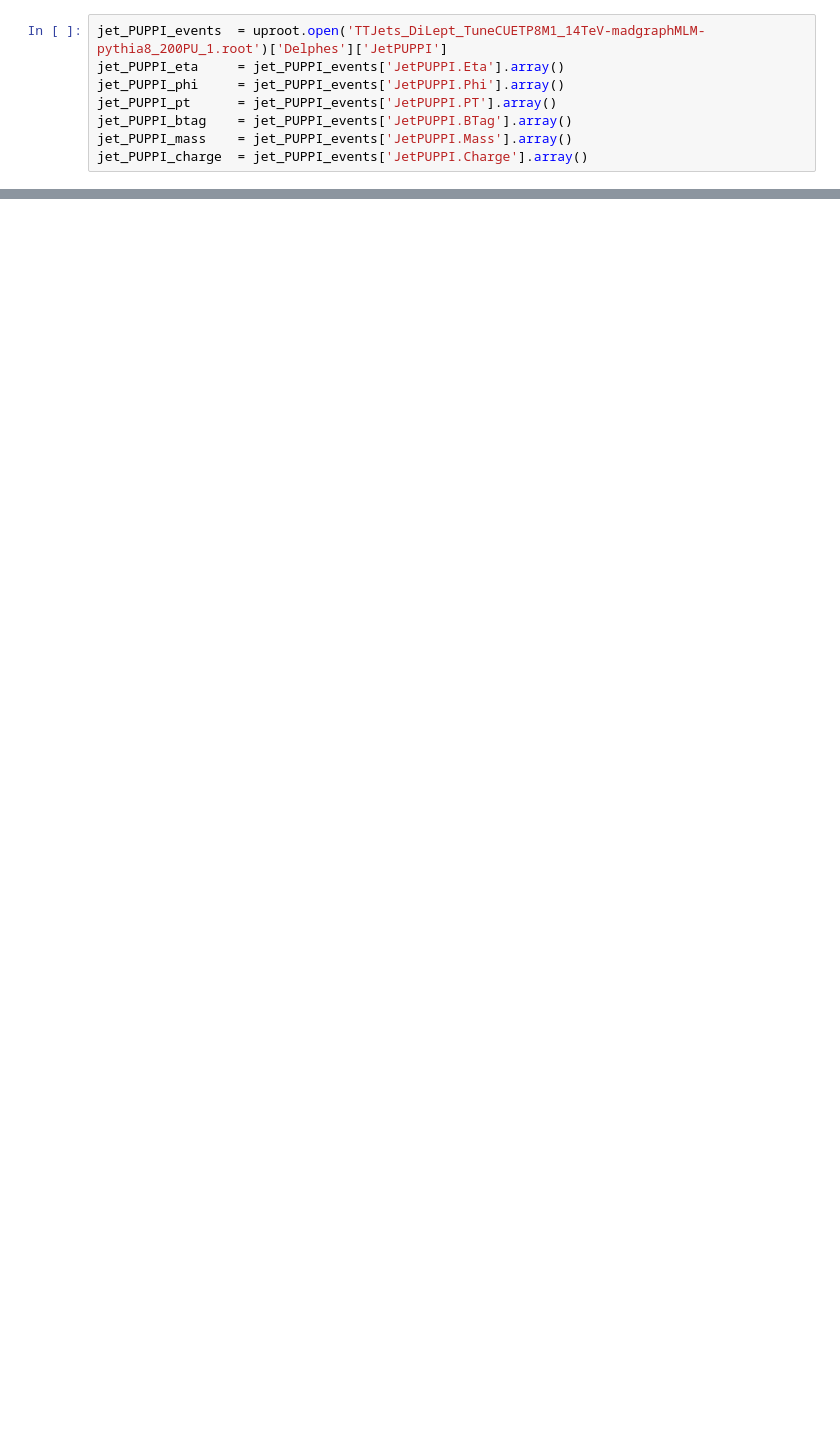
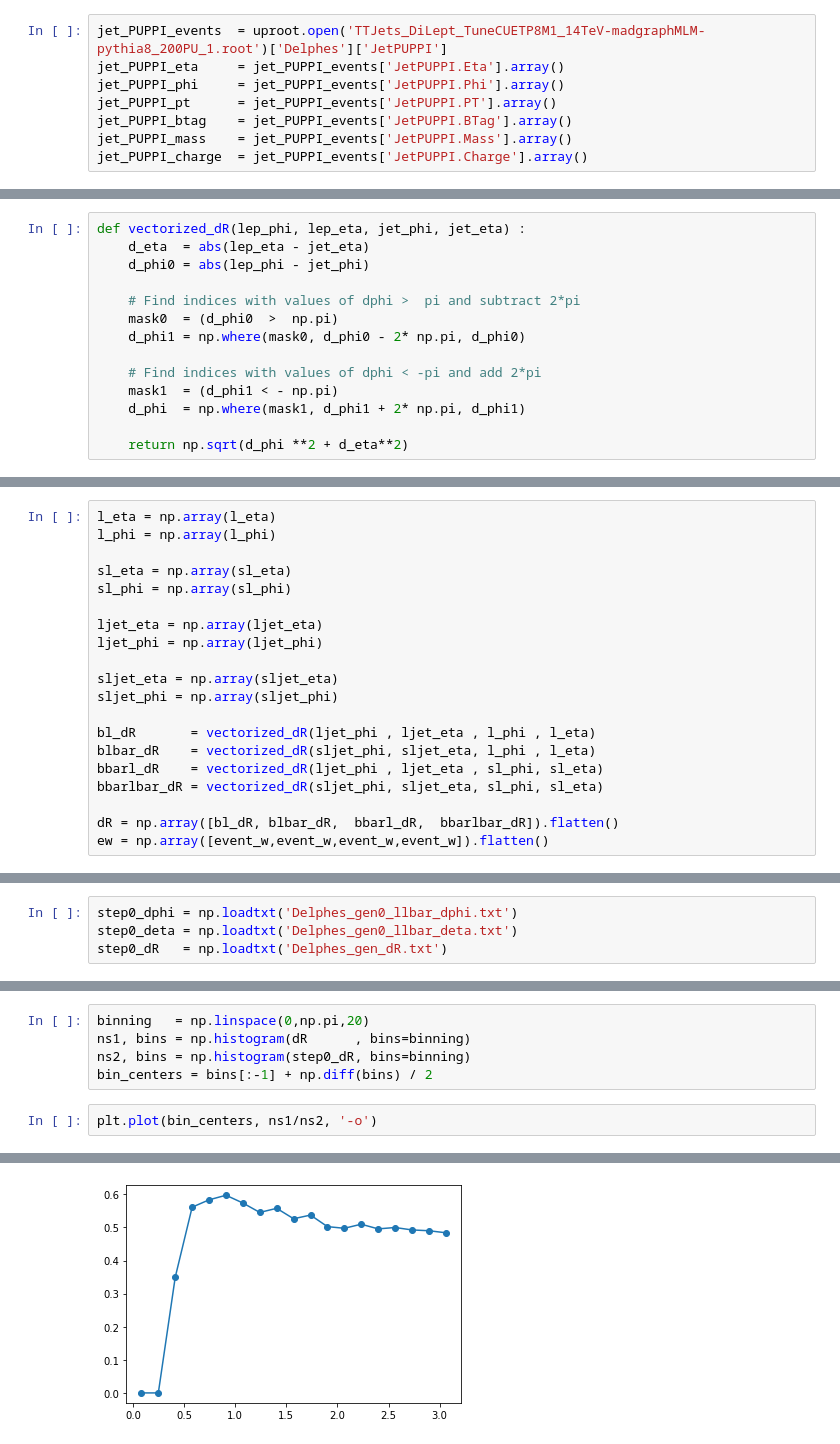
Before and after one commit to jthiema/Top-Quark-Spin-Correlations, a Jupyter notebook: DPhi_new.ipynb, the cells around one changed output, grey strips where cells are left out. Drawn from its saved outputs; the diff is of its cells as text; blank space fills up the shorter version.

```diff
--- a/DPhi_new.ipynb
+++ b/DPhi_new.ipynb
@@ -469,0 +502,14 @@ Text(0, 0.5, 'Arbitrary Units')
+# %%
+def vectorized_dR(lep_phi, lep_eta, jet_phi, jet_eta) :
+    d_eta  = abs(lep_eta - jet_eta)
+    d_phi0 = abs(lep_phi - jet_phi)
+
+    # Find indices with values of dphi >  pi and subtract 2*pi
+    mask0  = (d_phi0  >  np.pi)
+    d_phi1 = np.where(mask0, d_phi0 - 2* np.pi, d_phi0)
+
+    # Find indices with values of dphi < -pi and add 2*pi
+    mask1  = (d_phi1 < - np.pi)
+    d_phi  = np.where(mask1, d_phi1 + 2* np.pi, d_phi1)
+
+    return np.sqrt(d_phi **2 + d_eta**2)
@@ -469,0 +524,20 @@ Text(0, 0.5, 'Arbitrary Units')
+# %%
+l_eta = np.array(l_eta)
+l_phi = np.array(l_phi)
+
+sl_eta = np.array(sl_eta)
+sl_phi = np.array(sl_phi)
+
+ljet_eta = np.array(ljet_eta)
+ljet_phi = np.array(ljet_phi)
+
+sljet_eta = np.array(sljet_eta)
+sljet_phi = np.array(sljet_phi)
+
+bl_dR       = vectorized_dR(ljet_phi , ljet_eta , l_phi , l_eta)
+blbar_dR    = vectorized_dR(sljet_phi, sljet_eta, l_phi , l_eta)
+bbarl_dR    = vectorized_dR(ljet_phi , ljet_eta , sl_phi, sl_eta)
+bbarlbar_dR = vectorized_dR(sljet_phi, sljet_eta, sl_phi, sl_eta)
+
+dR = np.array([bl_dR, blbar_dR,  bbarl_dR,  bbarlbar_dR]).flatten()
+ew = np.array([event_w,event_w,event_w,event_w]).flatten()
@@ -469,0 +584,4 @@ Text(0, 0.5, 'Arbitrary Units')
+# %%
+step0_dphi = np.loadtxt('Delphes_gen0_llbar_dphi.txt')
+step0_deta = np.loadtxt('Delphes_gen0_llbar_deta.txt')
+step0_dR   = np.loadtxt('Delphes_gen_dR.txt')
@@ -469,0 +591,8 @@ Text(0, 0.5, 'Arbitrary Units')
+# %%
+binning   = np.linspace(0,np.pi,20)
+ns1, bins = np.histogram(dR      , bins=binning)
+ns2, bins = np.histogram(step0_dR, bins=binning)
+bin_centers = bins[:-1] + np.diff(bins) / 2
+# %%
+plt.plot(bin_centers, ns1/ns2, '-o')
+# %% [output]
@@ -469,0 +600 @@ Text(0, 0.5, 'Arbitrary Units')
+[figure, added]
```
Also changed, not shown: parts of 63 cells of this notebook.
